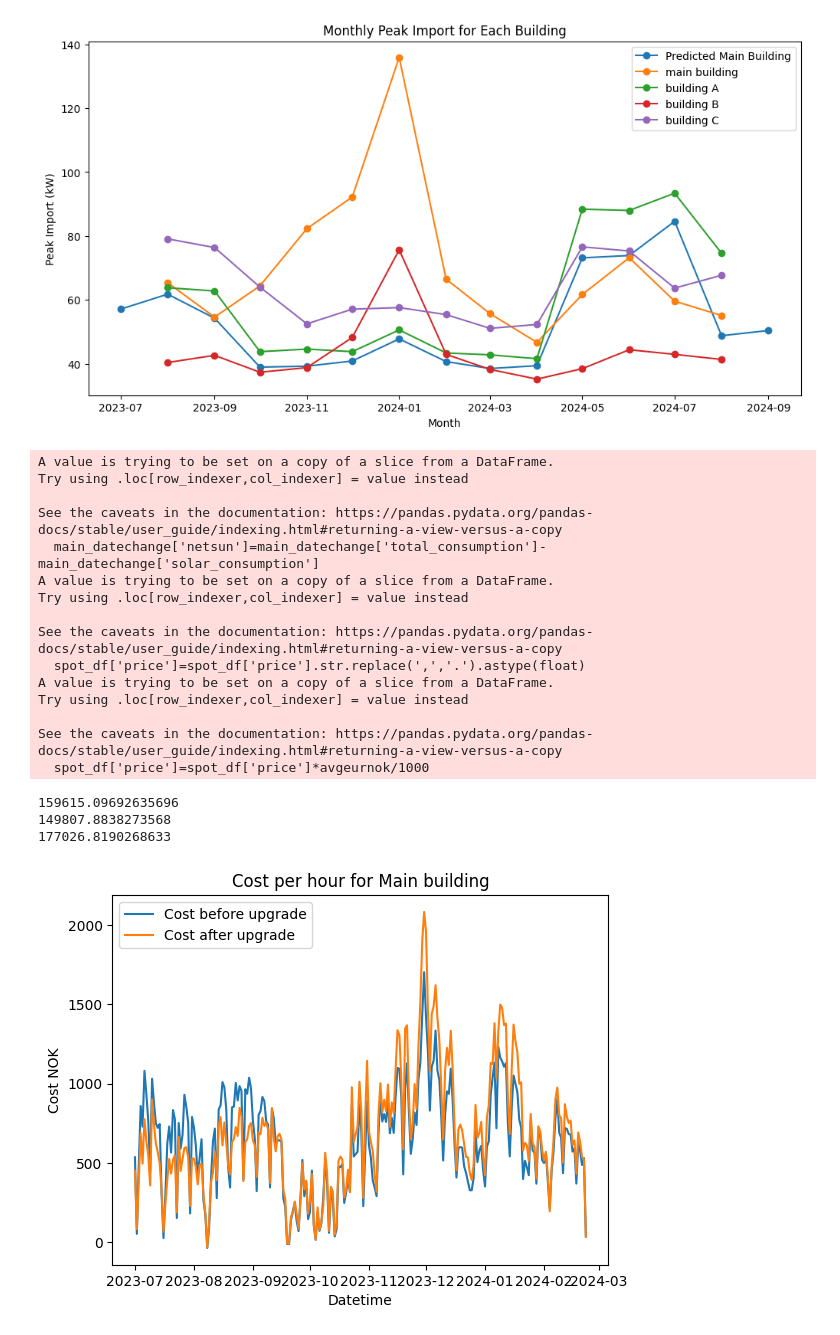
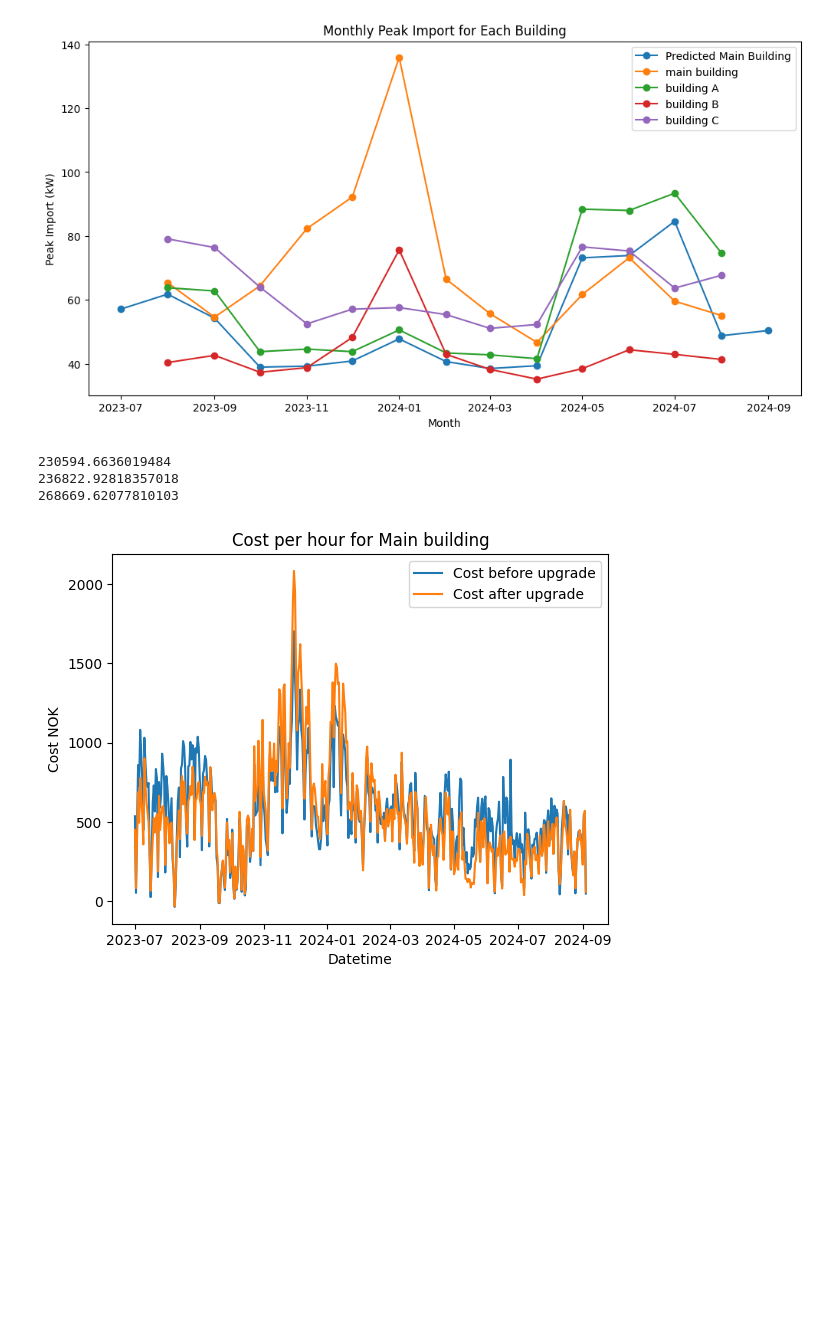
Before and after one commit to MatsNissen-Lie/SolarEnergyImpact, a Jupyter notebook: magnus/magnus_plots.ipynb, the cells around one changed output. Saved outputs shown, nothing was run; the diff lists cells and outputs as text; code cells hidden in the pictures; blank space fills up the shorter version.

```diff
--- a/magnus/magnus_plots.ipynb
+++ b/magnus/magnus_plots.ipynb
@@ -297,8 +292,7 @@ plt.show()
 # %%
 #Filter so only in range we have electricity prices
 main_datechange=main_building_df[main_building_df['timestamp']<='2024-02-22 23:00']
-main_datechange['netsun']=main_datechange['total_consumption']-main_datechange['solar_consumption']
-pred_datechange=predwithdate[predwithdate['timestamp']<='2024-02-22 23:00']
+main_building_df['netsun']=main_building_df['total_consumption']-main_building_df['solar_consumption']
 
 avgeurnok=11.69
 
@@ -308,56 +302,40 @@ spot_df['price']=spot_df['price'].str.replace(',','.').astype(float)
 spot_df['price']=spot_df['price']*avgeurnok/1000
 
 #Merging datasets
-merge_main=pd.merge(main_datechange,spot_df, on='timestamp')
-merge_pred=pd.merge(pred_datechange,spot_df, on='timestamp')
-merge_mainbefore=pd.merge(main_datechange,spot_df, on='timestamp')
+merge_main=pd.merge(main_building_df,spot_df, on='timestamp')
+merge_pred=pd.merge(predwithdate,spot_df, on='timestamp')
 
 #Finding cost for each hour
 merge_main['Total']=merge_main['price']*merge_main['netsun']
 merge_pred['Total']=merge_pred['price']*merge_pred['value']
-merge_mainbefore['Total']=merge_mainbefore['price']*merge_mainbefore['total_consumption']
+merge_main['Totalfull']=merge_main['price']*merge_main['total_consumption']
 
 #Finding daily costs by aggregating
 daily_main=merge_main.groupby(main_building_df['timestamp'].dt.date)['Total'].sum()#.reset_index()
 daily_pred=merge_pred.groupby(main_building_df['timestamp'].dt.date)['Total'].sum()#.reset_index()
-daily_mainbefore=merge_mainbefore.groupby(main_building_df['timestamp'].dt.date)['Total'].sum()#.reset_index()
+daily_mainbefore=merge_main.groupby(main_building_df['timestamp'].dt.date)['Total'].sum()#.reset_index()
 
 maintotal=merge_main['Total'].sum()
 predtotal=merge_pred['Total'].sum()
-mainbeforetotal=merge_mainbefore['Total'].sum()
+mainbeforetotal=merge_main['Totalfull'].sum()
 
 print(maintotal)
 print(predtotal)
 print(mainbeforetotal)
 
 
 
 
 sns.lineplot(daily_pred, label="Cost before upgrade")
 sns.lineplot(daily_main, label= "Cost after upgrade")
 #sns.lineplot(daily_mainbefore, label="Total consumption cost without sun panels")
 plt.xlabel('Datetime')
 plt.ylabel('Cost NOK')
 plt.title('Cost per hour for Main building')
 plt.legend()
 plt.show()
 # %% [output]
-A value is trying to be set on a copy of a slice from a DataFrame.
-Try using .loc[row_indexer,col_indexer] = value instead
-
-See the caveats in the documentation: https://pandas.pydata.org/pandas-docs/stable/user_guide/indexing.html#returning-a-view-versus-a-copy
-  main_datechange['netsun']=main_datechange['total_consumption']-main_datechange['solar_consumption']
-A value is trying to be set on a copy of a slice from a DataFrame.
-Try using .loc[row_indexer,col_indexer] = value instead
-
-See the caveats in the documentation: https://pandas.pydata.org/pandas-docs/stable/user_guide/indexing.html#returning-a-view-versus-a-copy
-  spot_df['price']=spot_df['price'].str.replace(',','.').astype(float)
-A value is trying to be set on a copy of a slice from a DataFrame.
-Try using .loc[row_indexer,col_indexer] = value instead
-
-See the caveats in the documentation: https://pandas.pydata.org/pandas-docs/stable/user_guide/indexing.html#returning-a-view-versus-a-copy
-  spot_df['price']=spot_df['price']*avgeurnok/1000
+230594.6636019484
+236822.92818357018
+268669.62077810103
-159615.09692635696
-149807.8838273568
-177026.8190268633
-[figure, old version]
+[figure, new version]
```
Also changed, not shown: parts of 1 cell of this notebook, 3 other files.
